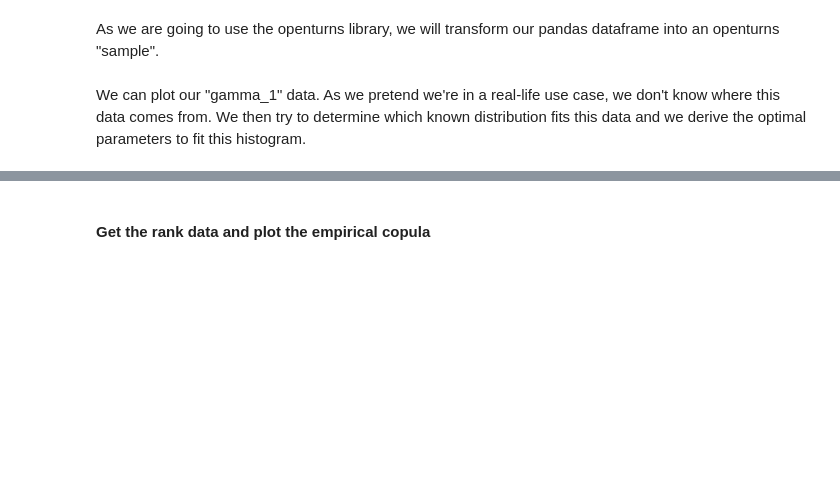
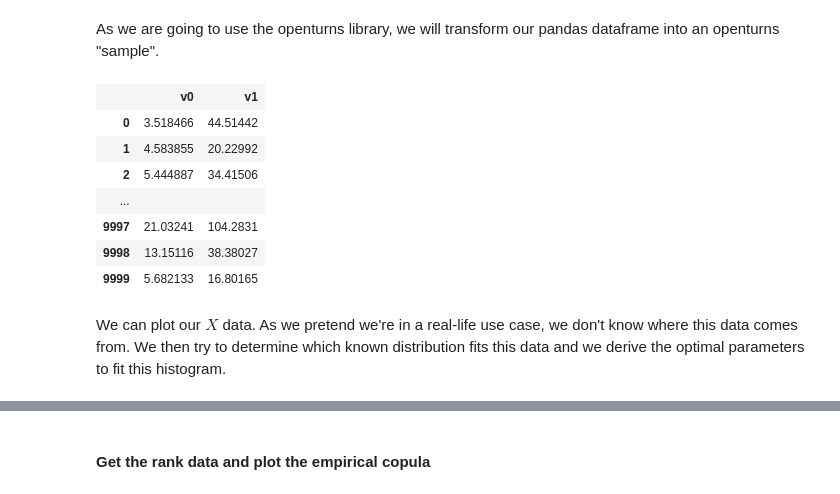
Before and after one commit to jocelinbordet/estimation_joint_distribution, a Jupyter notebook: copulas_use_case_fake_data.ipynb, the cells around one changed output, grey strips where cells are left out. Drawn from its saved outputs; the diff is of its cells as text; code cells hidden in the pictures; blank space fills up the shorter version.

```diff
--- a/copulas_use_case_fake_data.ipynb
+++ b/copulas_use_case_fake_data.ipynb
@@ -67,8 +73,18 @@ From now on, we consider that the data comes from "real-life observations", and
 As we are going to use the openturns library, we will transform our pandas dataframe into an openturns "sample".
 # %%
 sample = ot.Sample(np.array([data.x, data.y]).transpose())
+sample
+# %% [output]
+|  | v0 | v1 |
+| 0 | 3.518466 | 44.51442 |
+| 1 | 4.583855 | 20.22992 |
+| 2 | 5.444887 | 34.41506 |
+| ... |  |  |
+| 9997 | 21.03241 | 104.2831 |
+| 9998 | 13.15116 | 38.38027 |
+| 9999 | 5.682133 | 16.80165 |
 # %% [markdown]
-We can plot our "gamma_1" data. As we pretend we're in a real-life use case, we don't know where this data comes from. We then try to determine which known distribution fits this data and we derive the optimal parameters to fit this histogram.
+We can plot our $X$ data. As we pretend we're in a real-life use case, we don't know where this data comes from. We then try to determine which known distribution fits this data and we derive the optimal parameters to fit this histogram.
 # %%
 sns.distplot(data.x, bins=80)
 # %% [output]
```
Also changed, not shown: parts of 23 cells of this notebook.
